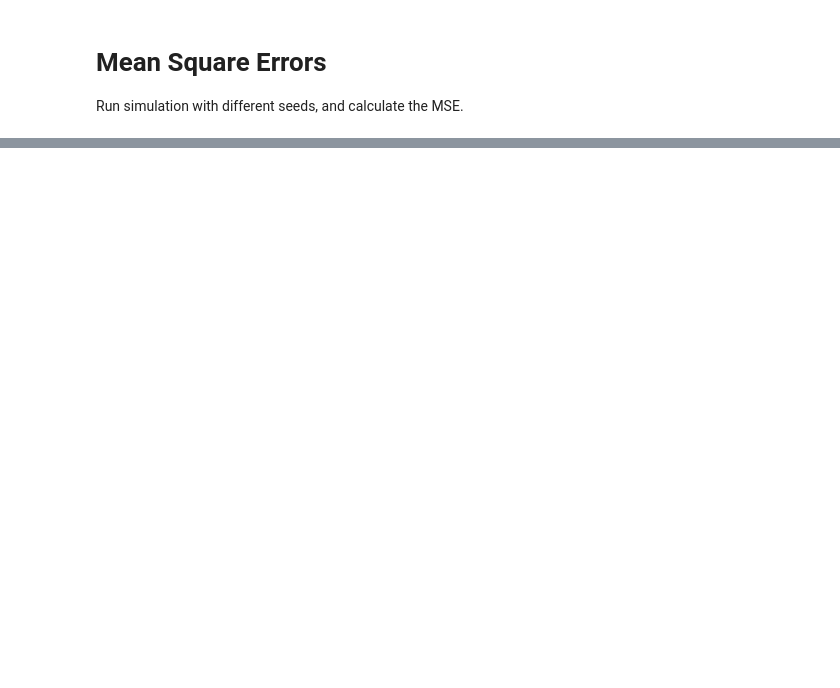
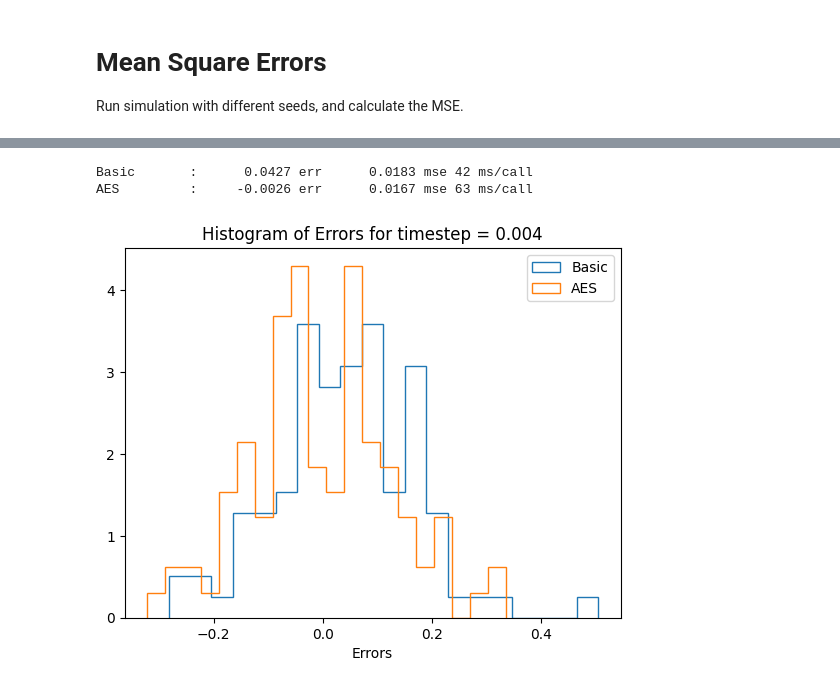
Before and after one commit to qablet-academy/heston_aes, a Jupyter notebook: Compare with Closed.ipynb, the cells around one changed output, grey strips where cells are left out. Drawn from its saved outputs; the diff is of its cells as text; code cells hidden in the pictures; blank space fills up the shorter version.

```diff
--- a/Compare with Closed.ipynb
+++ b/Compare with Closed.ipynb
@@ -195,0 +221,13 @@ Optimized           :    0.032093 mse 0.08 sec/call
+# %%
+dataset["MC"]["TIMESTEP"] = 1/250
+plot_mse(
+    iters=100,
+    models=models,
+    ref_price=ref_price,
+    dataset=dataset,
+    timetable=timetable,
+)
+# %% [output]
+Basic       :      0.0427 err      0.0183 mse 42 ms/call
+AES         :     -0.0026 err      0.0167 mse 63 ms/call
+[figure, added]
```
Also changed, not shown: parts of 8 cells of this notebook.
